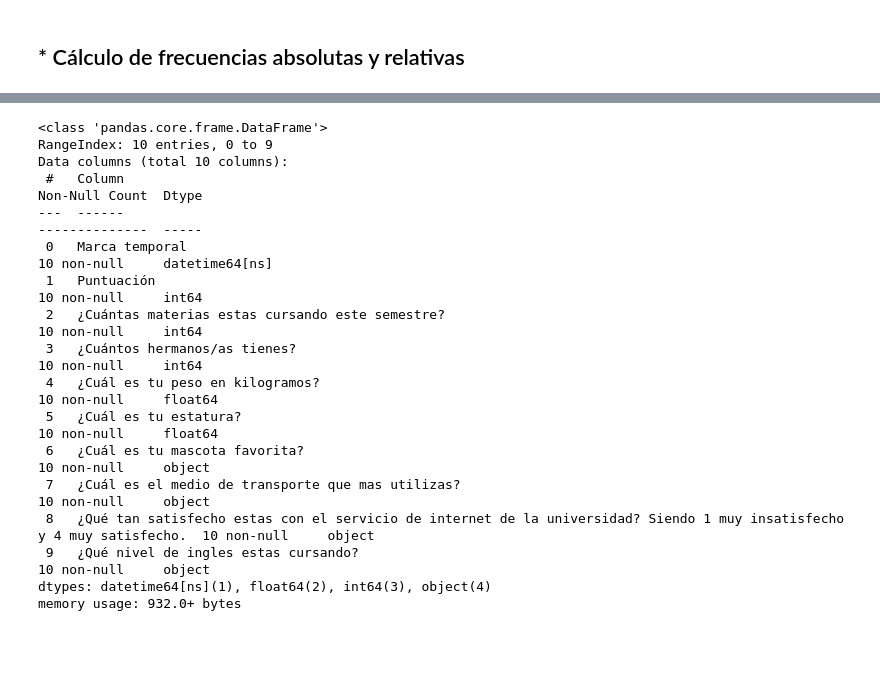
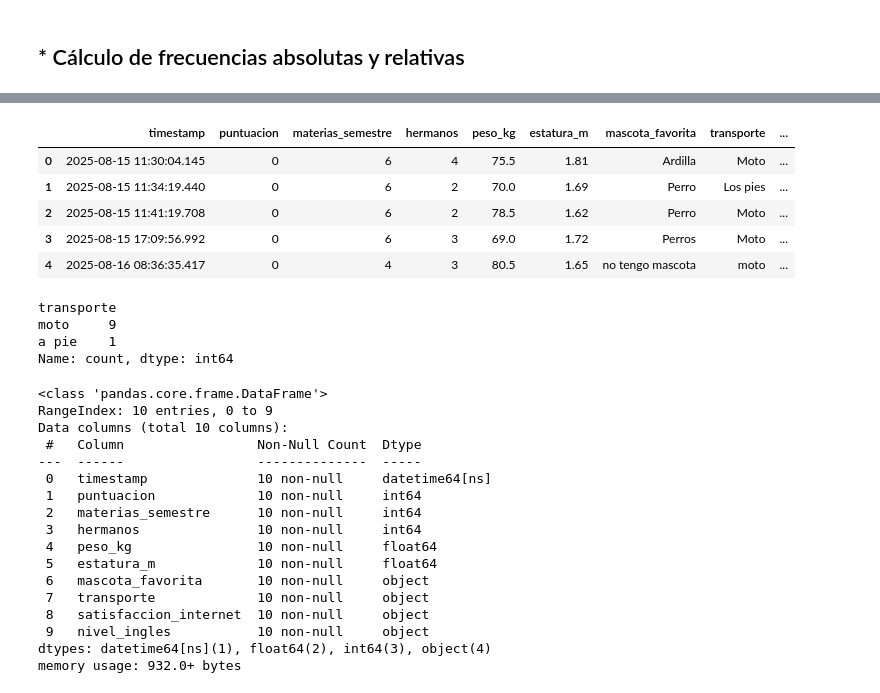
Before and after one commit to marco-canas/investigacion_en_asesoria, a Jupyter notebook: 2_secuencia_accion/2_Diseño_Proceso_IAE/Intervencion/8_r_estadistica/encuesta_1.ipynb, the cells around one changed output, grey strips where cells are left out. Saved outputs shown, nothing was run; the diff lists cells and outputs as text; code cells hidden in the pictures; blank space fills up the shorter version.

```diff
--- a/2_secuencia_accion/2_Diseño_Proceso_IAE/Intervencion/8_r_estadistica/encuesta_1.ipynb
+++ b/2_secuencia_accion/2_Diseño_Proceso_IAE/Intervencion/8_r_estadistica/encuesta_1.ipynb
@@ -149,0 +161,33 @@ cuestionario
+# %%
+# renombrar las variables para facilitar su manejo
+import pandas as pd
+
+# Supongamos que tu dataset está en un DataFrame llamado "df"
+# df = pd.read_csv("tu_dataset.csv")
+
+# Diccionario con nombres originales -> nombres nuevos
+nuevos_nombres = {
+    'Marca temporal': 'timestamp',
+    'Puntuación': 'puntuacion',
+    '¿Cuántas materias estas cursando este semestre?': 'materias_semestre',
+    '¿Cuántos hermanos/as tienes?': 'hermanos',
+    '¿Cuál es tu peso en kilogramos?': 'peso_kg',
+    '¿Cuál es tu estatura?': 'estatura_m',
+    '¿Cuál es tu mascota favorita?': 'mascota_favorita',
+    '¿Cuál es el medio de transporte que mas utilizas?': 'transporte',
+    '¿Qué tan satisfecho estas con el servicio de internet de la universidad? Siendo 1 muy insatisfecho y 4 muy satisfecho.': 'satisfaccion_internet',
+    '¿Qué nivel de ingles estas cursando?': 'nivel_ingles'
+}
+
+# Renombrar columnas
+df = df.rename(columns=nuevos_nombres)
+
+# Verificar cambios
+df.head()
+# %% [output]
+|  | timestamp | puntuacion | materias_semestre | hermanos | peso_kg | estatura_m | mascota_favorita | transporte | ... |
+| 0 | 2025-08-15 11:30:04.145 | 0 | 6 | 4 | 75.5 | 1.81 | Ardilla | Moto | ... |
+| 1 | 2025-08-15 11:34:19.440 | 0 | 6 | 2 | 70.0 | 1.69 | Perro | Los pies | ... |
+| 2 | 2025-08-15 11:41:19.708 | 0 | 6 | 2 | 78.5 | 1.62 | Perro | Moto | ... |
+| 3 | 2025-08-15 17:09:56.992 | 0 | 6 | 3 | 69.0 | 1.72 | Perros | Moto | ... |
+| 4 | 2025-08-16 08:36:35.417 | 0 | 4 | 3 | 80.5 | 1.65 | no tengo mascota | moto | ... |
@@ -150,20 +196,27 @@ cuestionario
+# %%
+df.transporte.value_counts()
+# %% [output]
+transporte
+moto     9
+a pie    1
+Name: count, dtype: int64
 # %%
-cuestionario.info()
+df.info()
 # %% [output]
 <class 'pandas.core.frame.DataFrame'>
 RangeIndex: 10 entries, 0 to 9
 Data columns (total 10 columns):
- #   Column                                                                                                                  Non-Null Count  Dtype
----  ------                                                                                                                  --------------  -----
- 0   Marca temporal                                                                                                          10 non-null     datetime64[ns]
- 1   Puntuación                                                                                                              10 non-null     int64
- 2   ¿Cuántas materias estas cursando este semestre?                                                                         10 non-null     int64
- 3   ¿Cuántos hermanos/as tienes?                                                                                            10 non-null     int64
- 4   ¿Cuál es tu peso en kilogramos?                                                                                         10 non-null     float64
- 5   ¿Cuál es tu estatura?                                                                                                   10 non-null     float64
- 6   ¿Cuál es tu mascota favorita?                                                                                           10 non-null     object
- 7   ¿Cuál es el medio de transporte que mas utilizas?                                                                       10 non-null     object
- 8   ¿Qué tan satisfecho estas con el servicio de internet de la universidad? Siendo 1 muy insatisfecho y 4 muy satisfecho.  10 non-null     object
- 9   ¿Qué nivel de ingles estas cursando?                                                                                    10 non-null     object
+ #   Column                 Non-Null Count  Dtype
+---  ------                 --------------  -----
+ 0   timestamp              10 non-null     datetime64[ns]
+ 1   puntuacion             10 non-null     int64
+ 2   materias_semestre      10 non-null     int64
+ 3   hermanos               10 non-null     int64
+ 4   peso_kg                10 non-null     float64
+ 5   estatura_m             10 non-null     float64
+ 6   mascota_favorita       10 non-null     object
+ 7   transporte             10 non-null     object
+ 8   satisfaccion_internet  10 non-null     object
+ 9   nivel_ingles           10 non-null     object
 dtypes: datetime64[ns](1), float64(2), int64(3), object(4)
 memory usage: 932.0+ bytes
```
Also changed, not shown: parts of 12 cells of this notebook.
